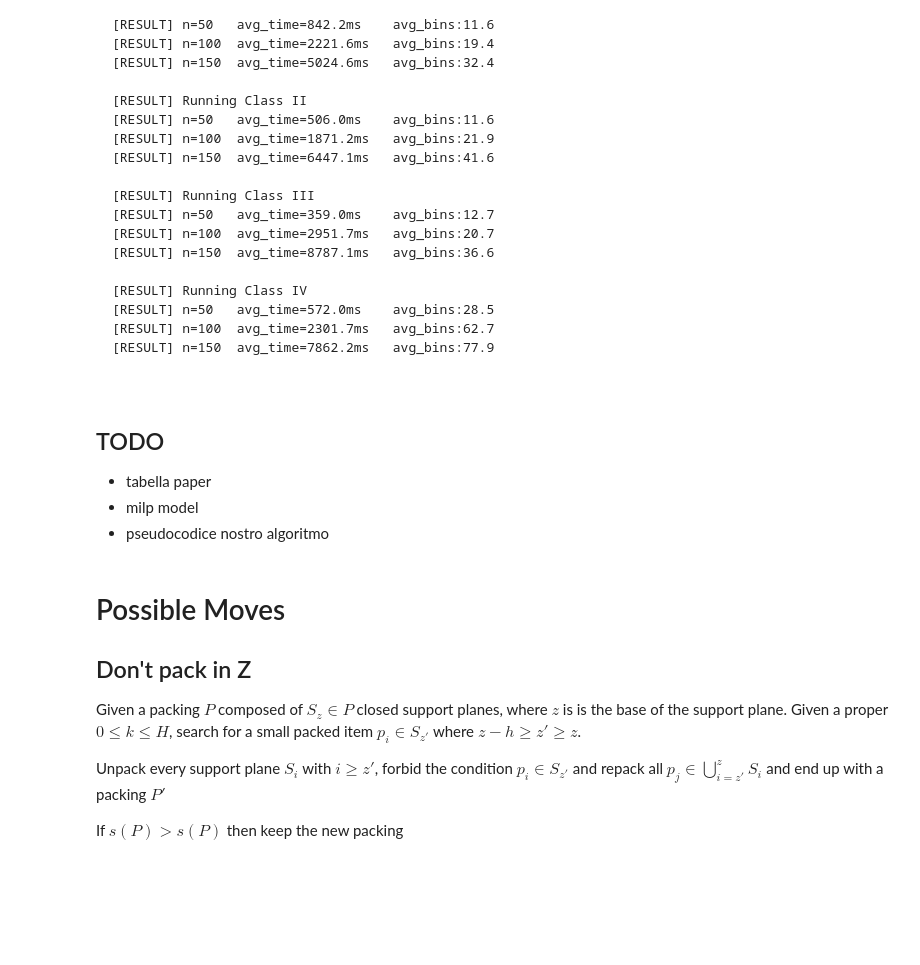
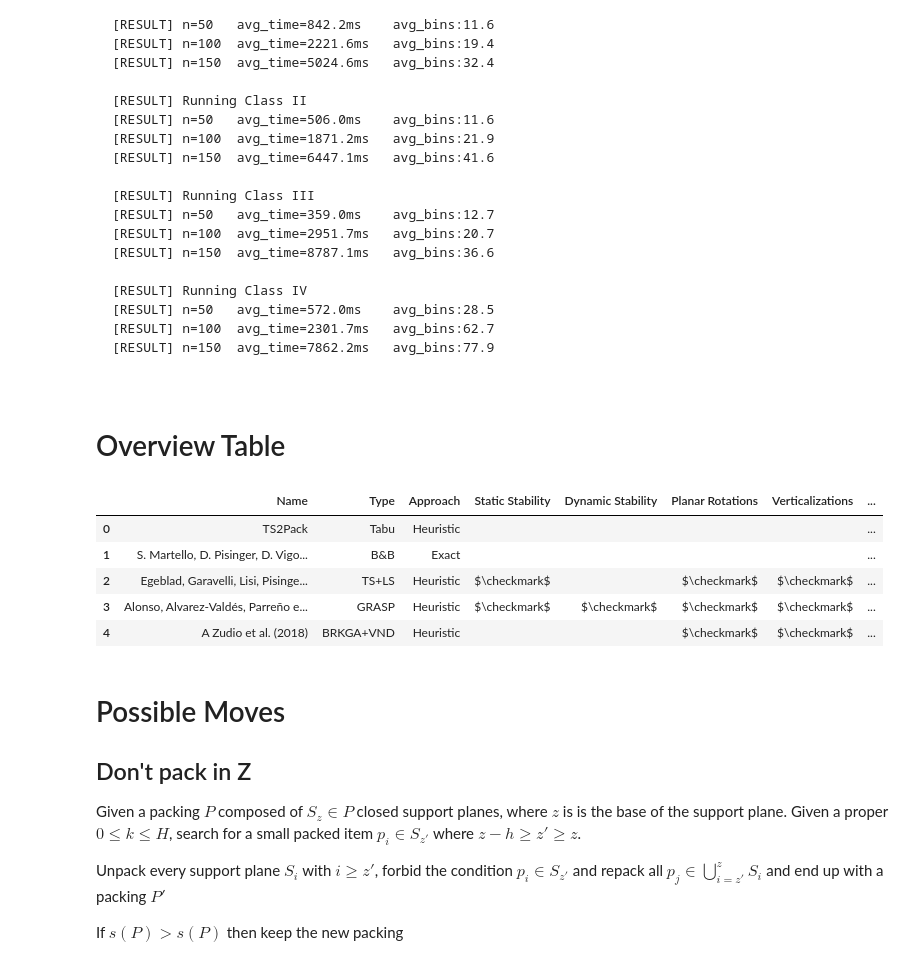
Before and after one commit to artumino/BinPackingThesis, a Jupyter notebook: LiteratureDB.ipynb, the cells around one changed output. Cells and saved outputs as stored; diff of their text form; code cells hidden in the pictures; blank space fills up the shorter version.

Commit message:
Progress on algorithm + table

````diff
--- a/LiteratureDB.ipynb
+++ b/LiteratureDB.ipynb
@@ -776,11 +836,21 @@ Classes from I to IV with $n \in \{50, 100, 150\}$
 [RESULT] n=150	avg_time=7862.2ms	avg_bins:77.9
 
 ```
-# %% [markdown]
-## TODO
-- tabella paper
-- milp model
-- pseudocodice nostro algoritmo
+# %% [markdown]
+# Overview Table
+# %%
+pubsAlgorithmOverview = [pub.to_overview_table() for pub in pubs if not pub.algorithmName == None]
+df = pandas.DataFrame.from_records(pubsAlgorithmOverview)
+
+with pandas.option_context("display.max_rows", len(df.index)):
+    printFrame(df.replace(np.nan, ""))
+# %% [output]
+|  | Name | Type | Approach | Static Stability | Dynamic Stability | Planar Rotations | Verticalizations | ... |
+| 0 | TS2Pack | Tabu | Heuristic |  |  |  |  | ... |
+| 1 | S. Martello, D. Pisinger, D. Vigo... | B&B | Exact |  |  |  |  | ... |
+| 2 | Egeblad, Garavelli, Lisi, Pisinge... | TS+LS | Heuristic | $\checkmark$ |  | $\checkmark$ | $\checkmark$ | ... |
+| 3 | Alonso, Alvarez-Valdés, Parreño e... | GRASP | Heuristic | $\checkmark$ | $\checkmark$ | $\checkmark$ | $\checkmark$ | ... |
+| 4 | A Zudio et al. (2018) | BRKGA+VND | Heuristic |  |  | $\checkmark$ | $\checkmark$ | ... |
 # %% [markdown]
 # Possible Moves
 
````
Also changed, not shown: parts of 6 cells of this notebook, 2 other files.
